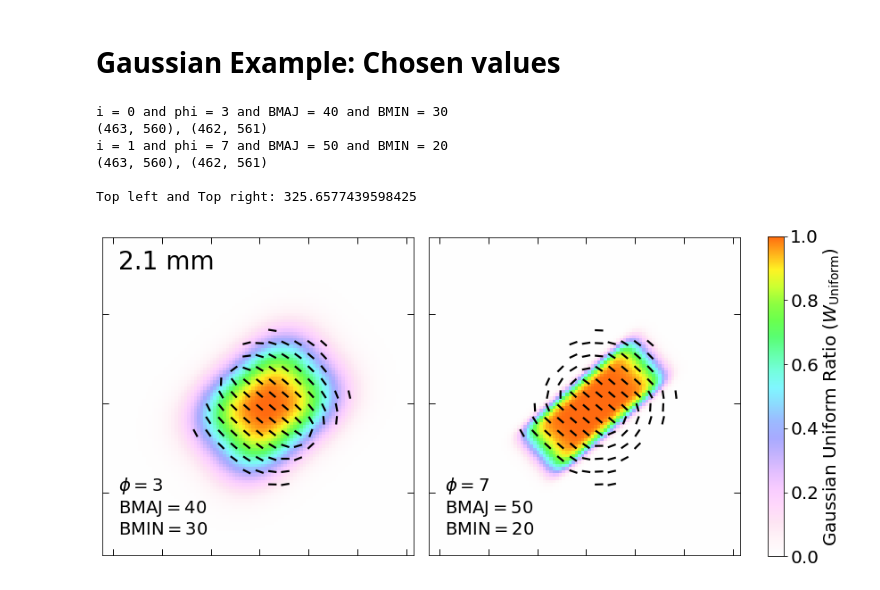
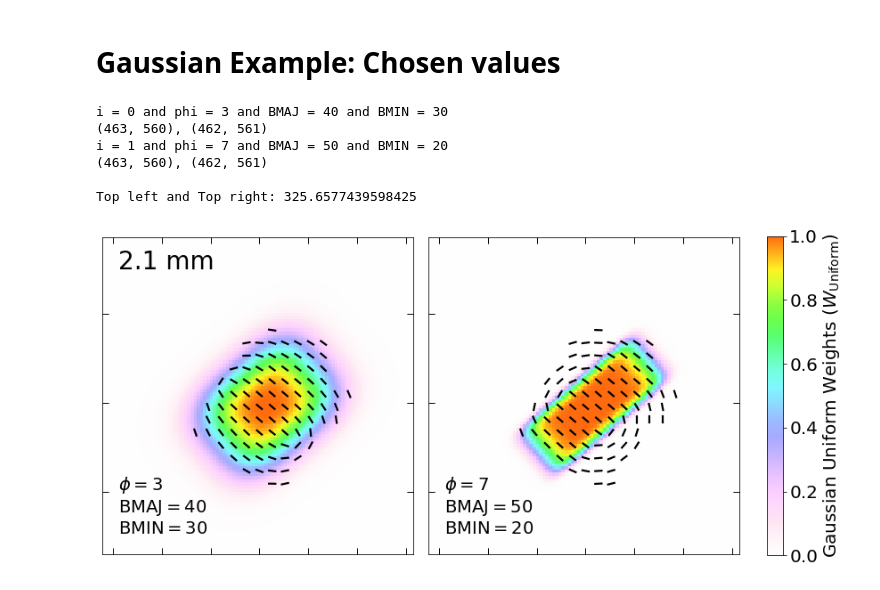
Before and after one commit to audreyburggraf/MastersThesis, a Jupyter notebook: PLOTTING C29 989/MakingFigures/GaussianModelExample.ipynb, the cells around one changed output. Drawn from its saved outputs; the diff is of its cells as text; code cells hidden in the pictures.

Commit message:
Update thesis figures and plotting code

```diff
--- a/PLOTTING C29 989/MakingFigures/GaussianModelExample.ipynb
+++ b/PLOTTING C29 989/MakingFigures/GaussianModelExample.ipynb
@@ -502,32 +525,32 @@ for i in range(2):
     ax.tick_params(axis="y", which="major",
                    direction="in",
                    left=True, right=True,
                    length=7,
                    labelleft=False)
 
 # One shared colour bar
 cbar = fig.colorbar(im, ax=axes, orientation='vertical',
                     fraction=0.045, pad=0.04, shrink = 0.55)
 
 
-cbar.set_label(r"$\mathrm{Gaussian\ Uniform\ Ratio}\ (W_{\mathrm{Uniform}})$", fontsize=constants.cbar_fs)
+cbar.set_label(r"$\mathrm{Gaussian\ Uniform\ Weights}\ (W_{\mathrm{Uniform}})$", fontsize=constants.cbar_fs)
 cbar.ax.tick_params(labelsize=constants.cbar_num_fs)
 
 # Add the wavelength label
 add_band_label(axes[0], 4,  'wavelength', constants)
 
 # Test differences
 print(' ')
 print(rf'Top left and Top right: {np.nansum(saving_ratios[0] - saving_ratios[1])}')
 
 plt.savefig(writeup_image_folder_path + '/Gaussian/' + "CustomExamples_B4.pdf",
             dpi=300,
             bbox_inches='tight')
 # %% [output]
 i = 0 and phi = 3 and BMAJ = 40 and BMIN = 30
 (463, 560), (462, 561)
 i = 1 and phi = 7 and BMAJ = 50 and BMIN = 20
 (463, 560), (462, 561)
 
 Top left and Top right: 325.6577439598425
-[figure, old version]
+[figure, new version]
```
Also changed, not shown: parts of 5 cells of this notebook, 17 other files.
